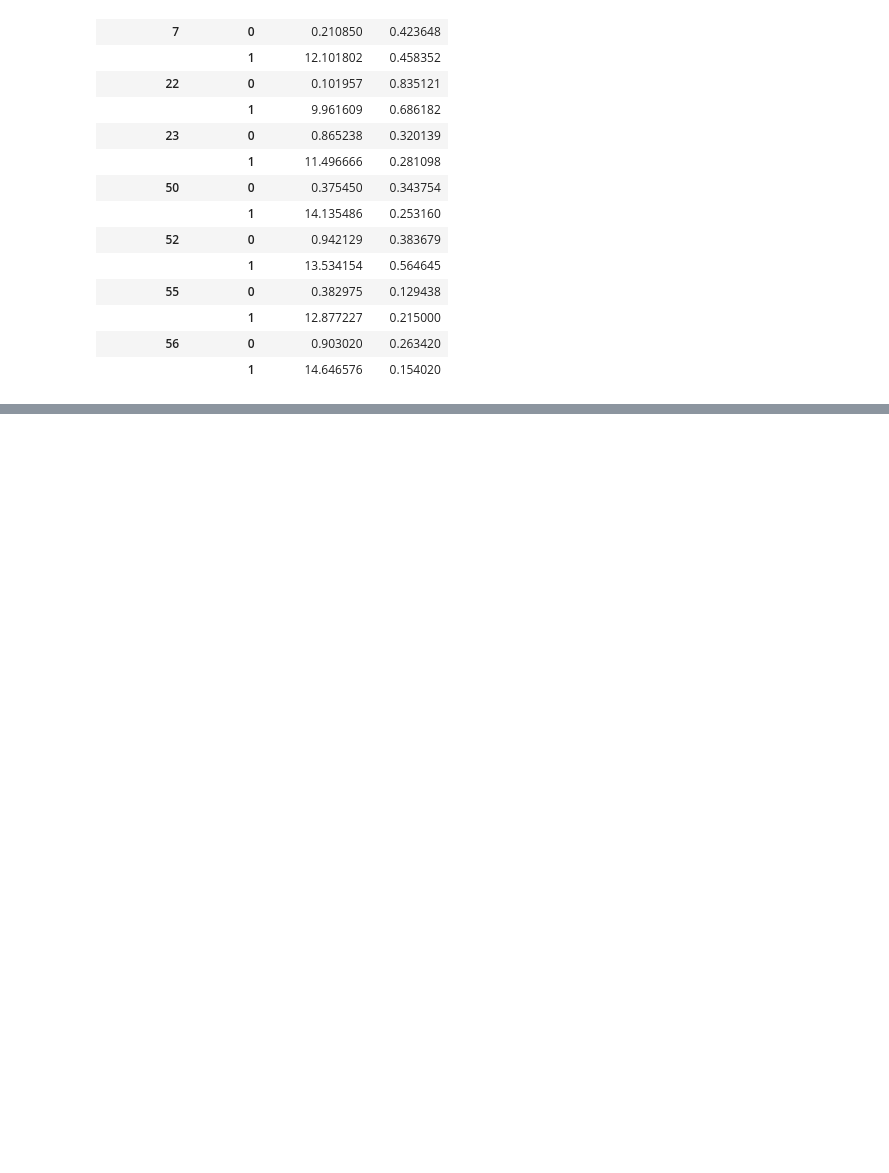
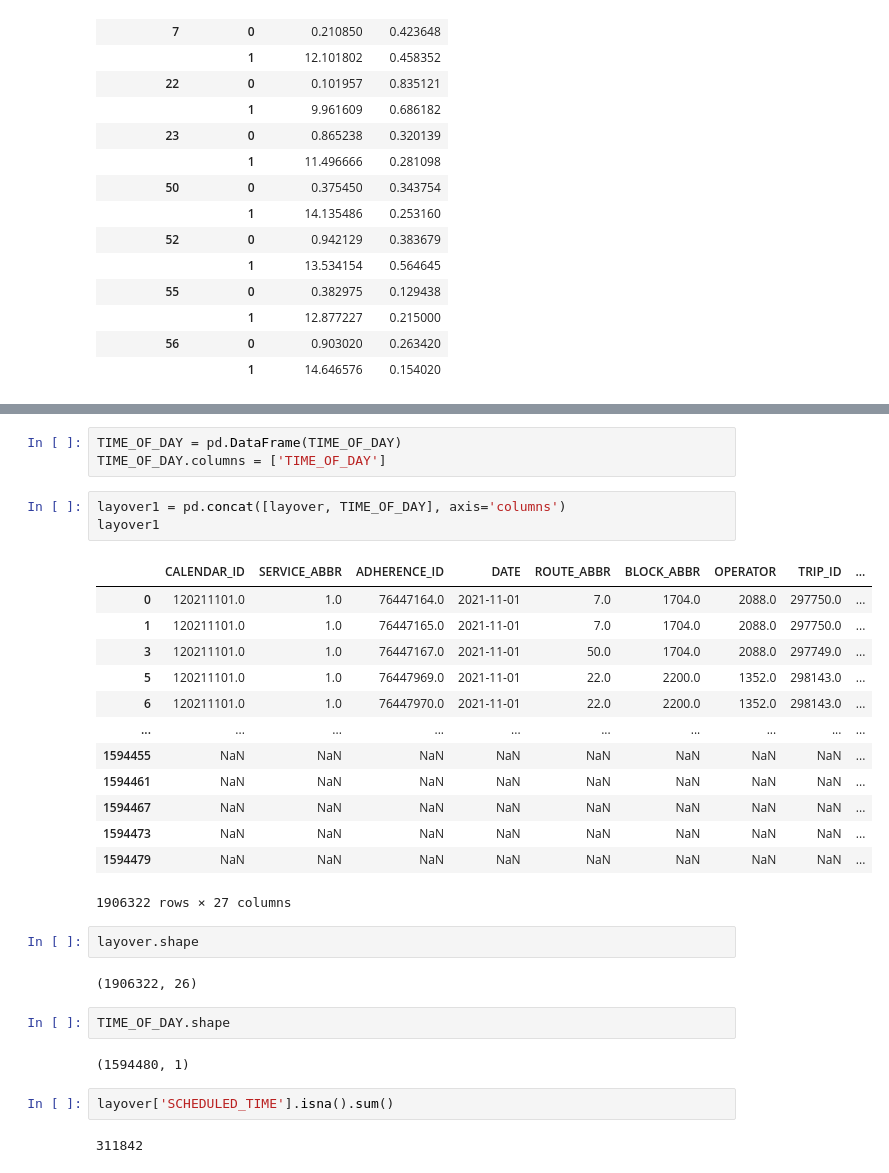
Before and after one commit to NSS-Data-Analytics-Cohort-7/wego-python-bit-my_finger, a Jupyter notebook: notebook/new_wego.ipynb, the cells around one changed output, grey strips where cells are left out. Drawn from its saved outputs; the diff is of its cells as text; blank space fills up the shorter version.

```diff
--- a/notebook/new_wego.ipynb
+++ b/notebook/new_wego.ipynb
@@ -97,0 +195,32 @@ layover.groupby(['ROUTE_ABBR', 'TRIP_EDGE']).agg({'DWELL_IN_MINS':['mean'], 'HDW
+# %%
+TIME_OF_DAY = pd.DataFrame(TIME_OF_DAY)
+TIME_OF_DAY.columns = ['TIME_OF_DAY']
+# %%
+layover1 = pd.concat([layover, TIME_OF_DAY], axis='columns')
+layover1
+# %% [output]
+|  | CALENDAR_ID | SERVICE_ABBR | ADHERENCE_ID | DATE | ROUTE_ABBR | BLOCK_ABBR | OPERATOR | TRIP_ID | ... |
+| 0 | 120211101.0 | 1.0 | 76447164.0 | 2021-11-01 | 7.0 | 1704.0 | 2088.0 | 297750.0 | ... |
+| 1 | 120211101.0 | 1.0 | 76447165.0 | 2021-11-01 | 7.0 | 1704.0 | 2088.0 | 297750.0 | ... |
+| 3 | 120211101.0 | 1.0 | 76447167.0 | 2021-11-01 | 50.0 | 1704.0 | 2088.0 | 297749.0 | ... |
+| 5 | 120211101.0 | 1.0 | 76447969.0 | 2021-11-01 | 22.0 | 2200.0 | 1352.0 | 298143.0 | ... |
+| 6 | 120211101.0 | 1.0 | 76447970.0 | 2021-11-01 | 22.0 | 2200.0 | 1352.0 | 298143.0 | ... |
+| ... | ... | ... | ... | ... | ... | ... | ... | ... | ... |
+| 1594455 | NaN | NaN | NaN | NaN | NaN | NaN | NaN | NaN | ... |
+| 1594461 | NaN | NaN | NaN | NaN | NaN | NaN | NaN | NaN | ... |
+| 1594467 | NaN | NaN | NaN | NaN | NaN | NaN | NaN | NaN | ... |
+| 1594473 | NaN | NaN | NaN | NaN | NaN | NaN | NaN | NaN | ... |
+| 1594479 | NaN | NaN | NaN | NaN | NaN | NaN | NaN | NaN | ... |
+1906322 rows × 27 columns
+# %%
+layover.shape
+# %% [output]
+(1906322, 26)
+# %%
+TIME_OF_DAY.shape
+# %% [output]
+(1594480, 1)
+# %%
+layover['SCHEDULED_TIME'].isna().sum()
+# %% [output]
+311842
```
Also changed, not shown: parts of 5 cells of this notebook.
